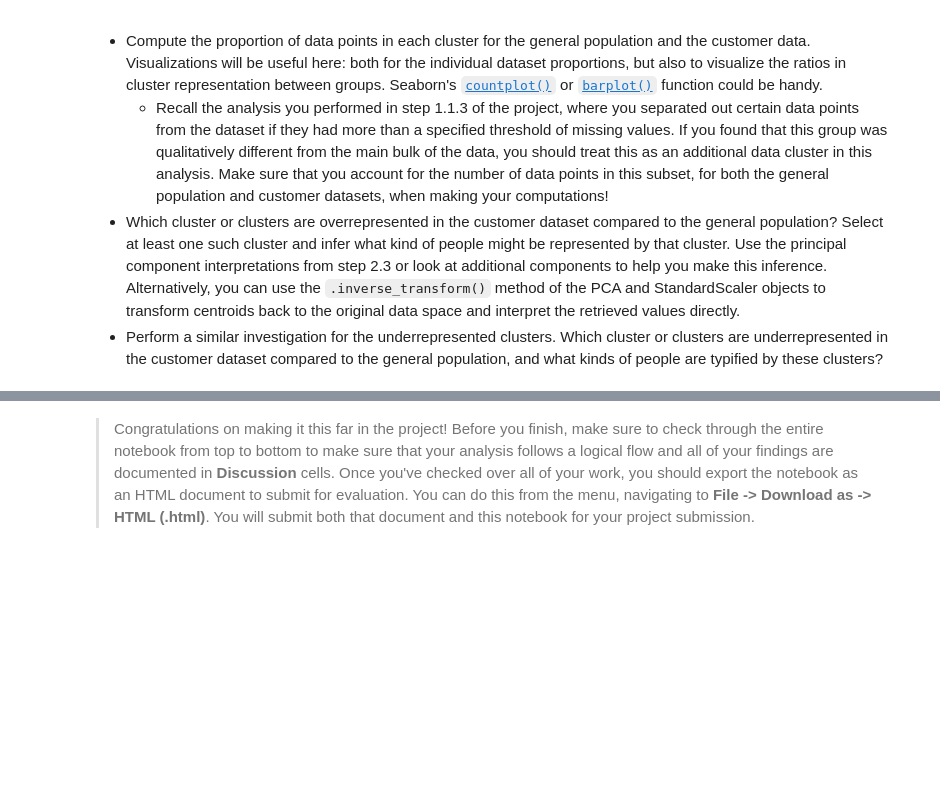
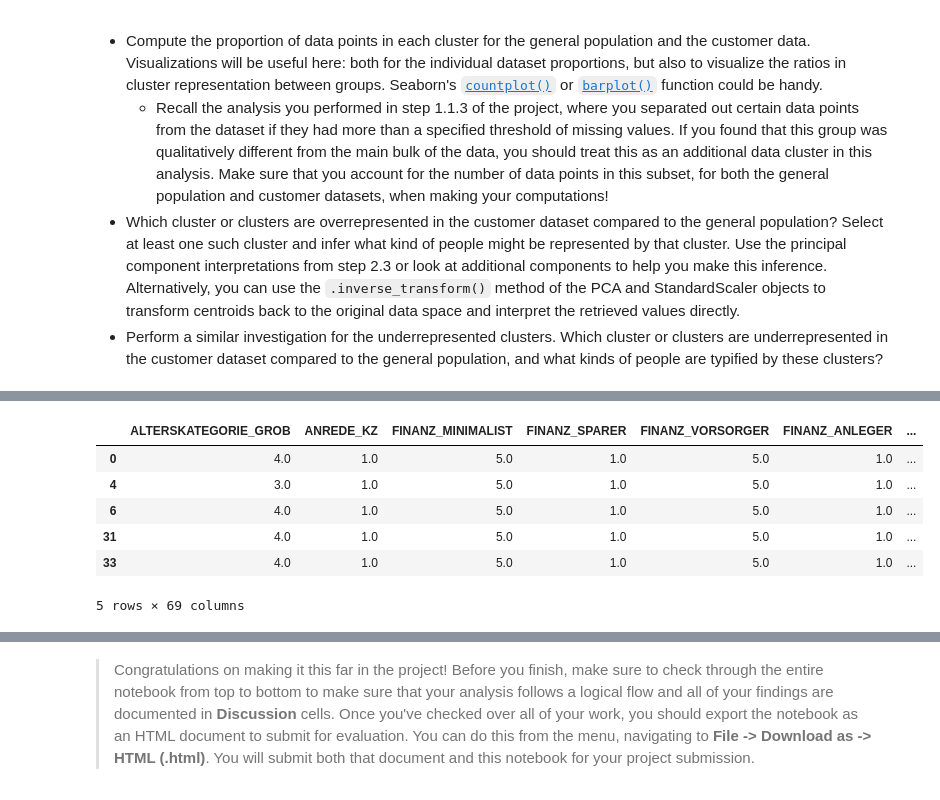
Before and after one commit to IshfaqMalik/Identify_Customer_Segmentation, a Jupyter notebook: Identify_Customer_Segments.ipynb, the cells around one changed output, grey strips where cells are left out. Saved outputs shown, nothing was run; the diff lists cells and outputs as text; code cells hidden in the pictures; blank space fills up the shorter version.

```diff
--- a/Identify_Customer_Segments.ipynb
+++ b/Identify_Customer_Segments.ipynb
@@ -1706,0 +1760,10 @@ NotFittedError: This StandardScaler instance is not fitted yet. Call 'fit' with
+# %%
+CLUST_10.head()
+# %% [output]
+|  | ALTERSKATEGORIE_GROB | ANREDE_KZ | FINANZ_MINIMALIST | FINANZ_SPARER | FINANZ_VORSORGER | FINANZ_ANLEGER | ... |
+| 0 | 4.0 | 1.0 | 5.0 | 1.0 | 5.0 | 1.0 | ... |
+| 4 | 3.0 | 1.0 | 5.0 | 1.0 | 5.0 | 1.0 | ... |
+| 6 | 4.0 | 1.0 | 5.0 | 1.0 | 5.0 | 1.0 | ... |
+| 31 | 4.0 | 1.0 | 5.0 | 1.0 | 5.0 | 1.0 | ... |
+| 33 | 4.0 | 1.0 | 5.0 | 1.0 | 5.0 | 1.0 | ... |
+5 rows × 69 columns
```
Also changed, not shown: parts of 29 cells of this notebook, 1 other file.
